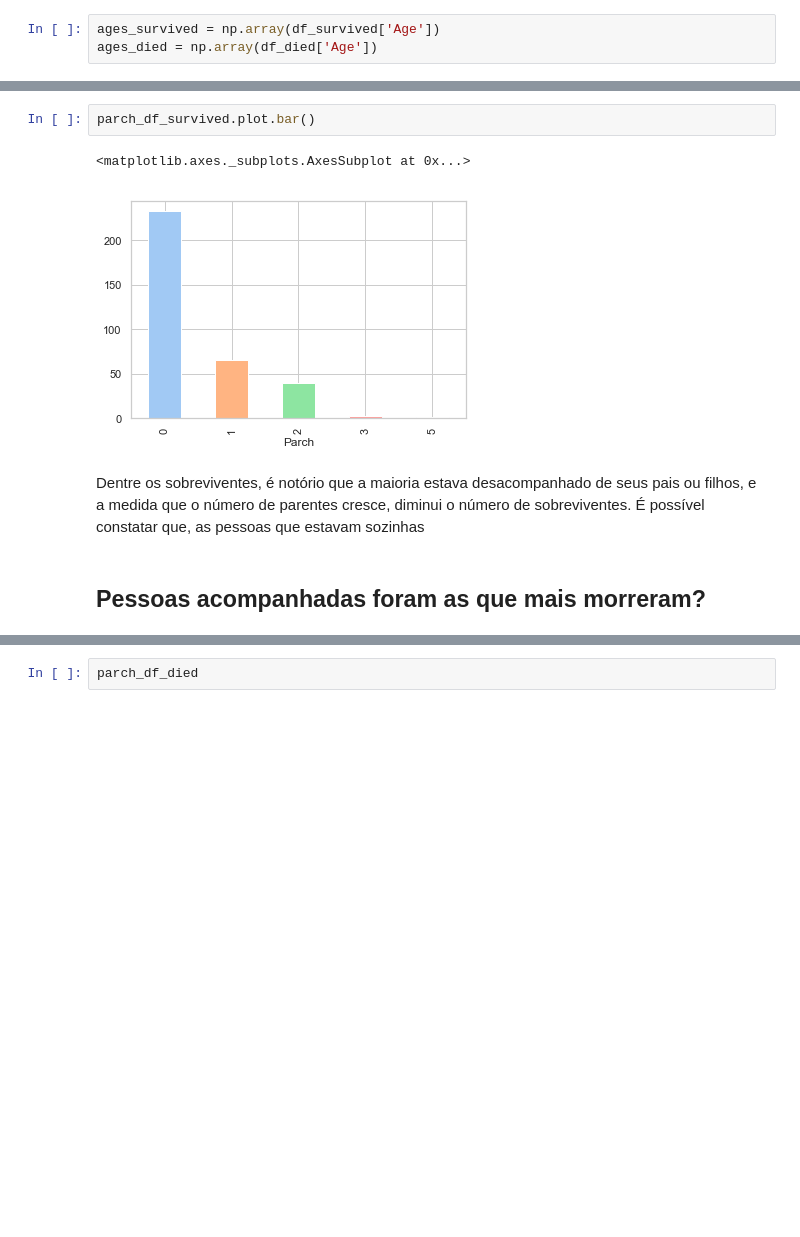
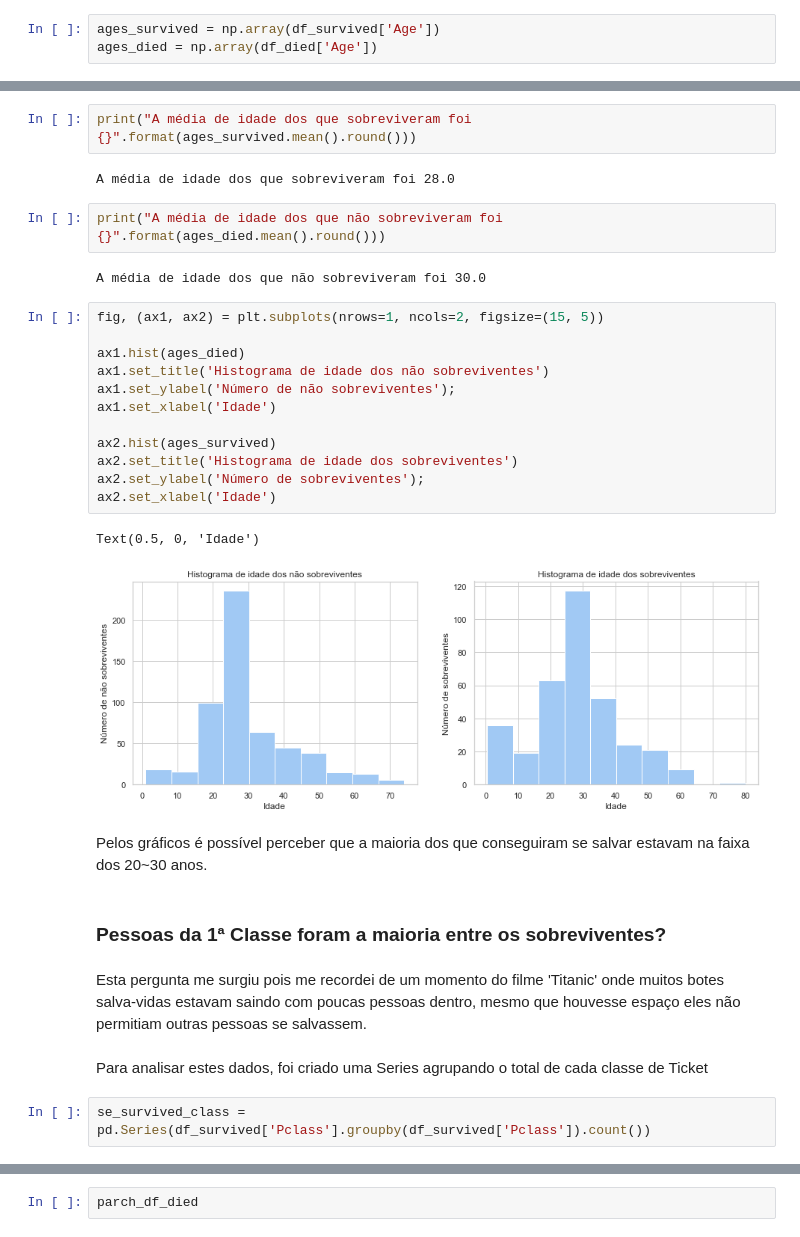
Before and after one commit to anderson-souza/Titanic-Project-Udacity, a Jupyter notebook: Análise Titanic.ipynb, the cells around one changed output, grey strips where cells are left out. Drawn from its saved outputs; the diff is of its cells as text; blank space fills up the shorter version.

Commit message:
Adicionado arquivo com lista de sites utilizados para pesquisa Adicionado HTML contendo resumo de tudo o que foi descoberto Finalizado notebook com todas as conclusÃes

```diff
--- a/Análise Titanic.ipynb
+++ b/Análise Titanic.ipynb
@@ -242,9 +215,33 @@ Name: Parch, dtype: float64
-# %%
-parch_df_survived.plot.bar()
-# %% [output]
-<matplotlib.axes._subplots.AxesSubplot at 0x...>
-[figure, removed]
-# %% [markdown]
-Dentre os sobreviventes, é notório que a maioria estava desacompanhado de seus pais ou filhos, e a medida que o número de parentes cresce, diminui o número de sobreviventes. É possível constatar que, as pessoas que estavam sozinhas
-# %% [markdown]
-## Pessoas acompanhadas foram as que mais morreram?
+# %%
+print("A média de idade dos que sobreviveram foi {}".format(ages_survived.mean().round()))
+# %% [output]
+A média de idade dos que sobreviveram foi 28.0
+# %%
+print("A média de idade dos que não sobreviveram foi {}".format(ages_died.mean().round()))
+# %% [output]
+A média de idade dos que não sobreviveram foi 30.0
+# %%
+fig, (ax1, ax2) = plt.subplots(nrows=1, ncols=2, figsize=(15, 5))
+
+ax1.hist(ages_died)
+ax1.set_title('Histograma de idade dos não sobreviventes')
+ax1.set_ylabel('Número de não sobreviventes');
+ax1.set_xlabel('Idade')
+
+ax2.hist(ages_survived)
+ax2.set_title('Histograma de idade dos sobreviventes')
+ax2.set_ylabel('Número de sobreviventes');
+ax2.set_xlabel('Idade')
+# %% [output]
+Text(0.5, 0, 'Idade')
+[figure, added]
+# %% [markdown]
+Pelos gráficos é possível perceber que a maioria dos que conseguiram se salvar estavam na faixa dos 20~30 anos.
+# %% [markdown]
+### Pessoas da 1ª Classe foram a maioria entre os sobreviventes?
+# %% [markdown]
+Esta pergunta me surgiu pois me recordei de um momento do filme 'Titanic' onde muitos botes salva-vidas estavam saindo com poucas pessoas dentro, mesmo que houvesse espaço eles não permitiam outras pessoas se salvassem.
+# %% [markdown]
+Para analisar estes dados, foi criado uma Series agrupando o total de cada classe de Ticket
+# %%
+se_survived_class = pd.Series(df_survived['Pclass'].groupby(df_survived['Pclass']).count())
```
Also changed, not shown: parts of 63 cells of this notebook, 2 other files.
